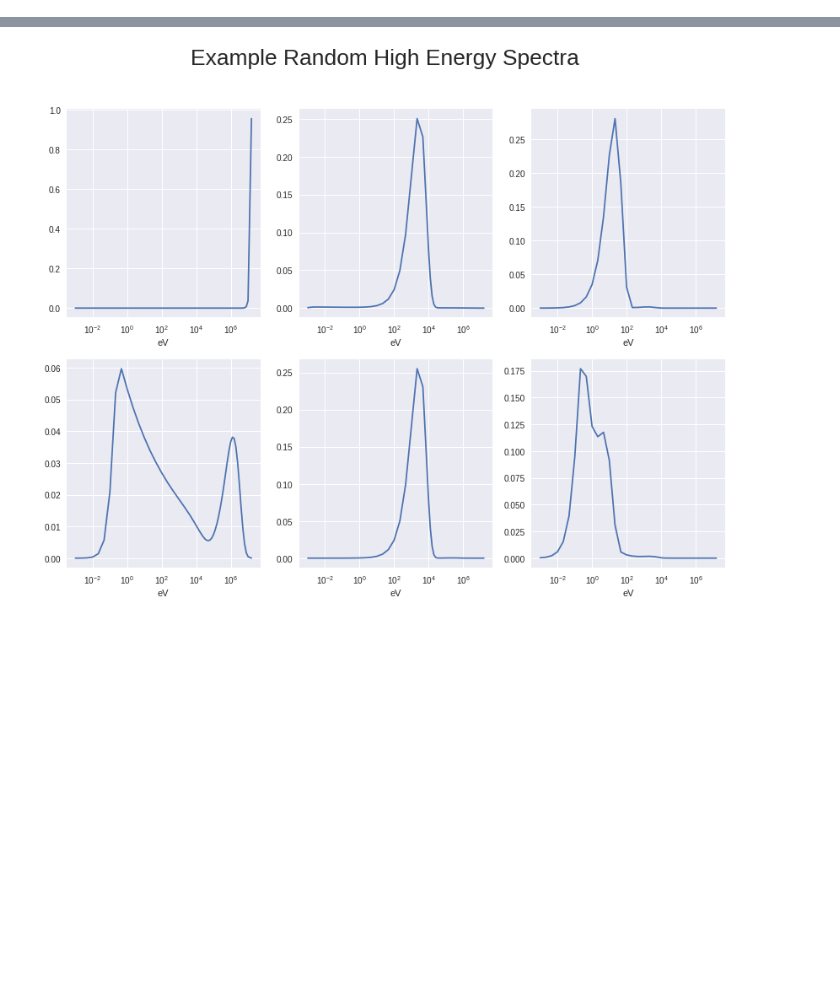
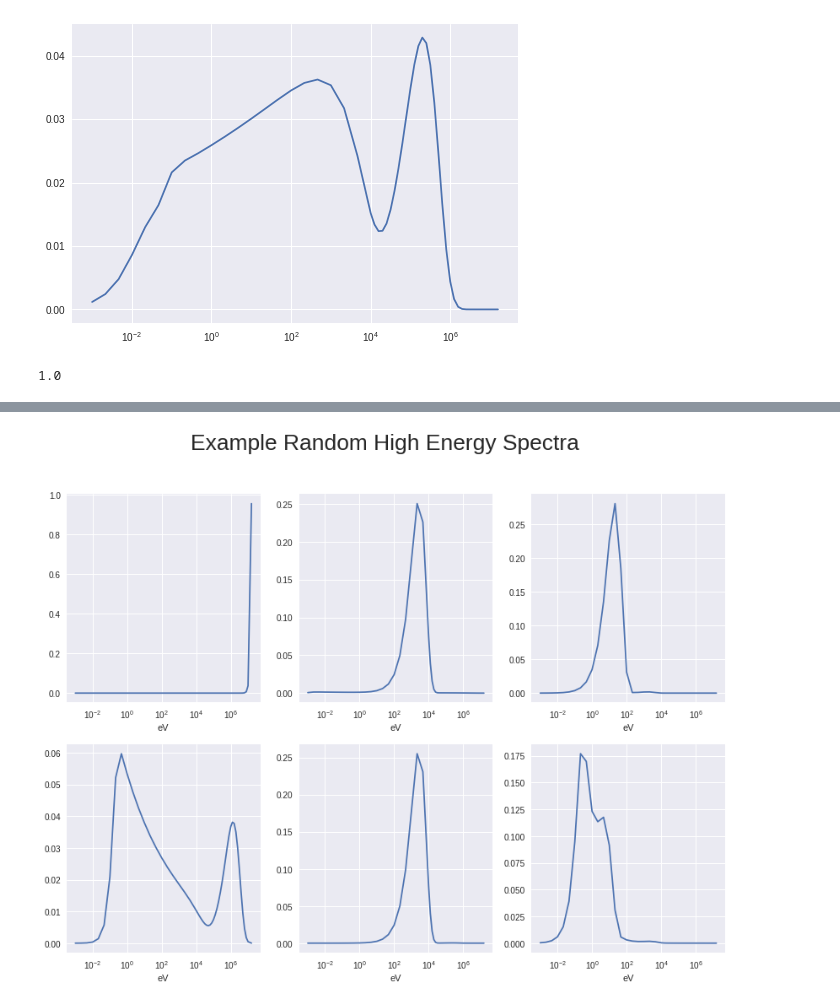
Before and after one commit to JamesMcGreivy/neutron-spectra-generation, a Jupyter notebook: FRUIT/FRUIT Algorithm Testing.ipynb, the cells around one changed output, grey strips where cells are left out. Saved outputs shown, nothing was run; the diff lists cells and outputs as text; code cells hidden in the pictures; blank space fills up the shorter version.

```diff
--- a/FRUIT/FRUIT Algorithm Testing.ipynb
+++ b/FRUIT/FRUIT Algorithm Testing.ipynb
@@ -428,0 +38,10 @@ plt.tight_layout()
+# %%
+plt.plot(constants.Ebins, fruit_spectra.randEvap())
+
+plt.xscale("log")
+# %% [output]
+[figure, added]
+# %%
+np.sum(fruit_spectra.randEvap())
+# %% [output]
+1.0
```
Also changed, not shown: parts of 45 cells of this notebook, 32 other files.
